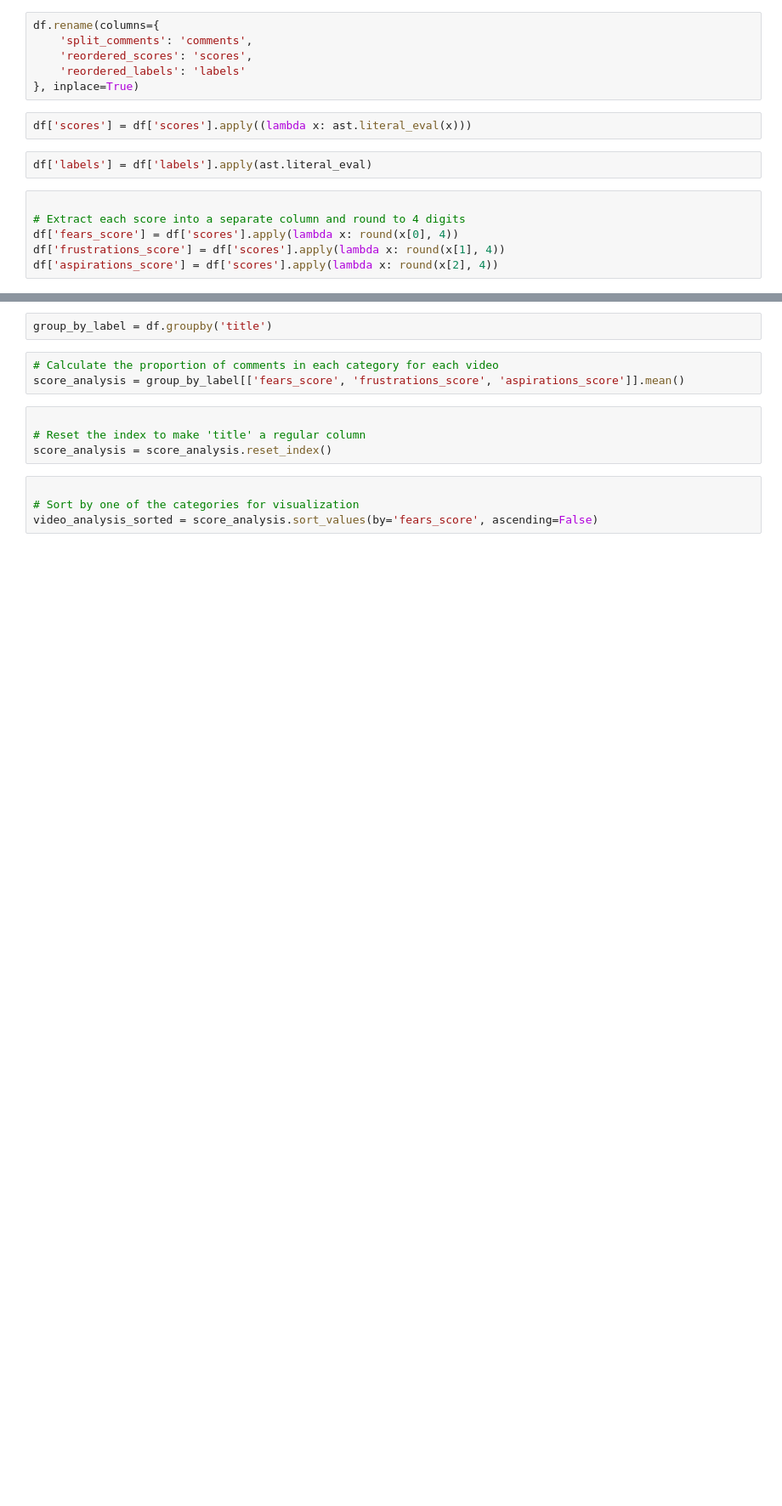
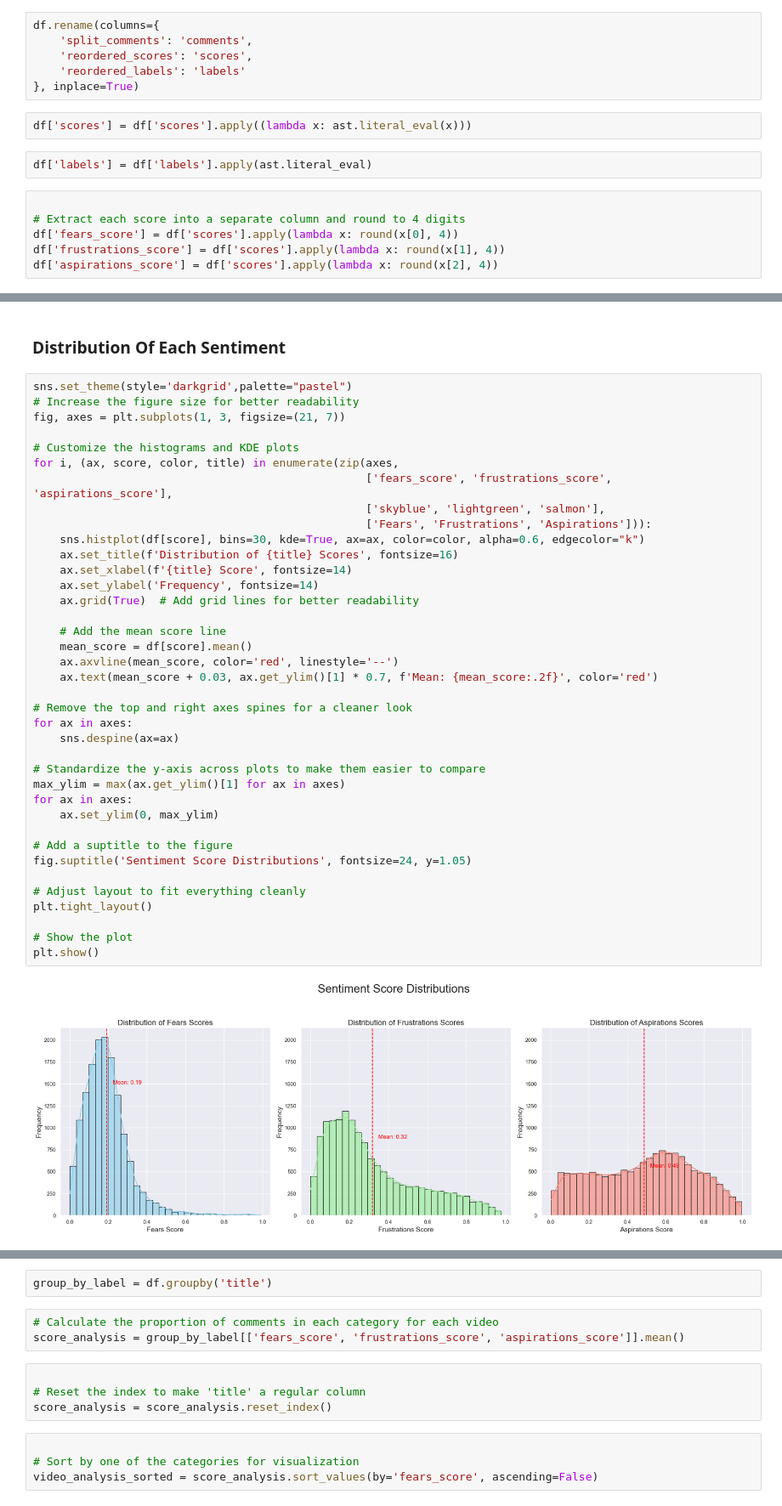
Before and after one commit to SiddhantG11/YouTube_Analysis, a Jupyter notebook: analysis.ipynb, the cells around one changed output, grey strips where cells are left out. Shown at 85% size. Saved outputs shown, nothing was run; the diff lists cells and outputs as text; blank space fills up the shorter version.

Commit message:
added more headings, minor refctoring of code and removed some plots

```diff
--- a/analysis.ipynb
+++ b/analysis.ipynb
@@ -38,0 +88,42 @@ df['aspirations_score'] = df['scores'].apply(lambda x: round(x[2], 4))
+# %% [markdown]
+### Distribution Of Each Sentiment
+# %%
+sns.set_theme(style='darkgrid',palette="pastel")
+# Increase the figure size for better readability
+fig, axes = plt.subplots(1, 3, figsize=(21, 7))
+
+# Customize the histograms and KDE plots
+for i, (ax, score, color, title) in enumerate(zip(axes,
+                                                  ['fears_score', 'frustrations_score', 'aspirations_score'],
+                                                  ['skyblue', 'lightgreen', 'salmon'],
+                                                  ['Fears', 'Frustrations', 'Aspirations'])):
+    sns.histplot(df[score], bins=30, kde=True, ax=ax, color=color, alpha=0.6, edgecolor="k")
+    ax.set_title(f'Distribution of {title} Scores', fontsize=16)
+    ax.set_xlabel(f'{title} Score', fontsize=14)
+    ax.set_ylabel('Frequency', fontsize=14)
+    ax.grid(True)  # Add grid lines for better readability
+
+    # Add the mean score line
+    mean_score = df[score].mean()
+    ax.axvline(mean_score, color='red', linestyle='--')
+    ax.text(mean_score + 0.03, ax.get_ylim()[1] * 0.7, f'Mean: {mean_score:.2f}', color='red')
+
+# Remove the top and right axes spines for a cleaner look
+for ax in axes:
+    sns.despine(ax=ax)
+
+# Standardize the y-axis across plots to make them easier to compare
+max_ylim = max(ax.get_ylim()[1] for ax in axes)
+for ax in axes:
+    ax.set_ylim(0, max_ylim)
+
+# Add a suptitle to the figure
+fig.suptitle('Sentiment Score Distributions', fontsize=24, y=1.05)
+
+# Adjust layout to fit everything cleanly
+plt.tight_layout()
+
+# Show the plot
+plt.show()
+# %% [output]
+[figure, added]
```
Also changed, not shown: parts of 41 cells of this notebook.
